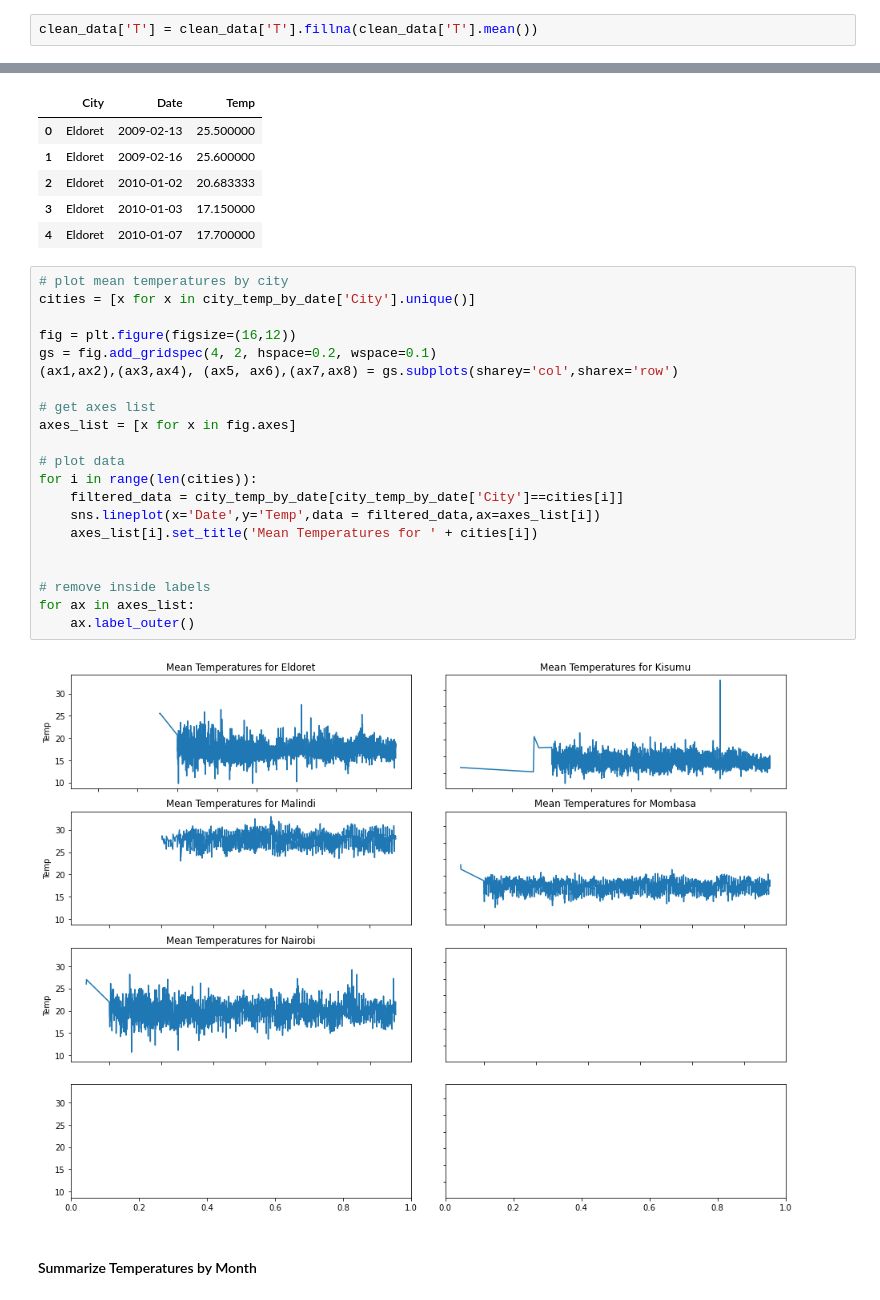
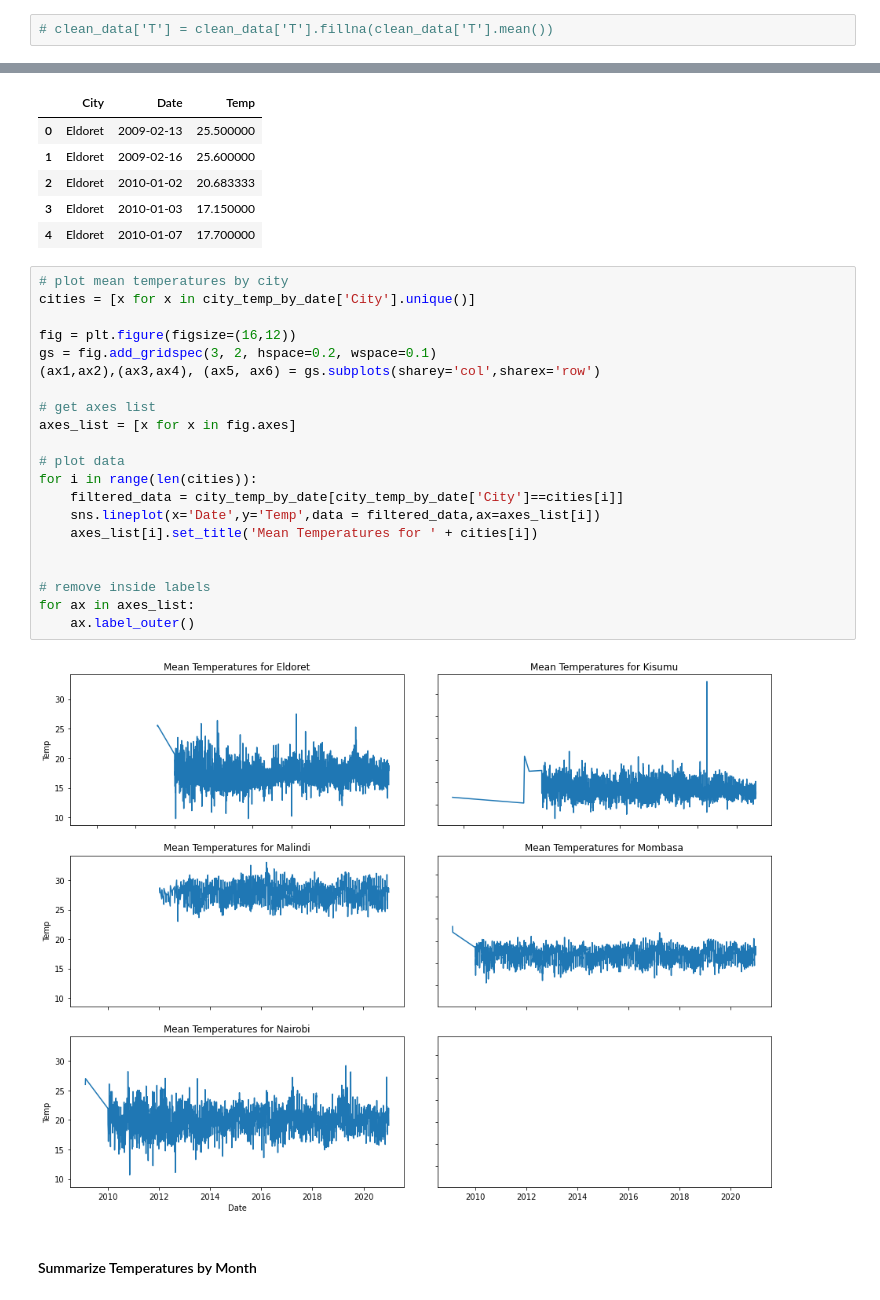
Before and after one commit to wkirui/Weather-Data-Analysis, a Jupyter notebook: Weather Scraper.ipynb, the cells around one changed output, grey strips where cells are left out. Saved outputs shown, nothing was run; the diff lists cells and outputs as text.

```diff
--- a/Weather Scraper.ipynb
+++ b/Weather Scraper.ipynb
@@ -156,7 +156,7 @@ clean_data.head(3)
 | 2 | Eldoret | 00:00 | 14.8 | NaN | NaN | NaN | 56.0 | Wind blowing from the south | 4.0 | NaN | ... | ... |
 3 rows × 37 columns
 # %%
-clean_data['T'] = clean_data['T'].fillna(clean_data['T'].mean())
+# clean_data['T'] = clean_data['T'].fillna(clean_data['T'].mean())
 # %% [markdown]
 ##### Summarize Temperature by Date
 # %%
@@ -173,26 +173,26 @@ city_temp_by_date.head()
 # %%
 # plot mean temperatures by city
 cities = [x for x in city_temp_by_date['City'].unique()]
 
 fig = plt.figure(figsize=(16,12))
-gs = fig.add_gridspec(4, 2, hspace=0.2, wspace=0.1)
-(ax1,ax2),(ax3,ax4), (ax5, ax6),(ax7,ax8) = gs.subplots(sharey='col',sharex='row')
+gs = fig.add_gridspec(3, 2, hspace=0.2, wspace=0.1)
+(ax1,ax2),(ax3,ax4), (ax5, ax6) = gs.subplots(sharey='col',sharex='row')
 
 # get axes list
 axes_list = [x for x in fig.axes]
 
 # plot data
 for i in range(len(cities)):
     filtered_data = city_temp_by_date[city_temp_by_date['City']==cities[i]]
     sns.lineplot(x='Date',y='Temp',data = filtered_data,ax=axes_list[i])
     axes_list[i].set_title('Mean Temperatures for ' + cities[i])
 
 
 # remove inside labels
 for ax in axes_list:
     ax.label_outer()
 # %% [output]
-[figure, old version]
+[figure, new version]
 # %% [markdown]
 #### Summarize Temperatures by Month
 # %%
```
Also changed, not shown: parts of 5 cells of this notebook.
